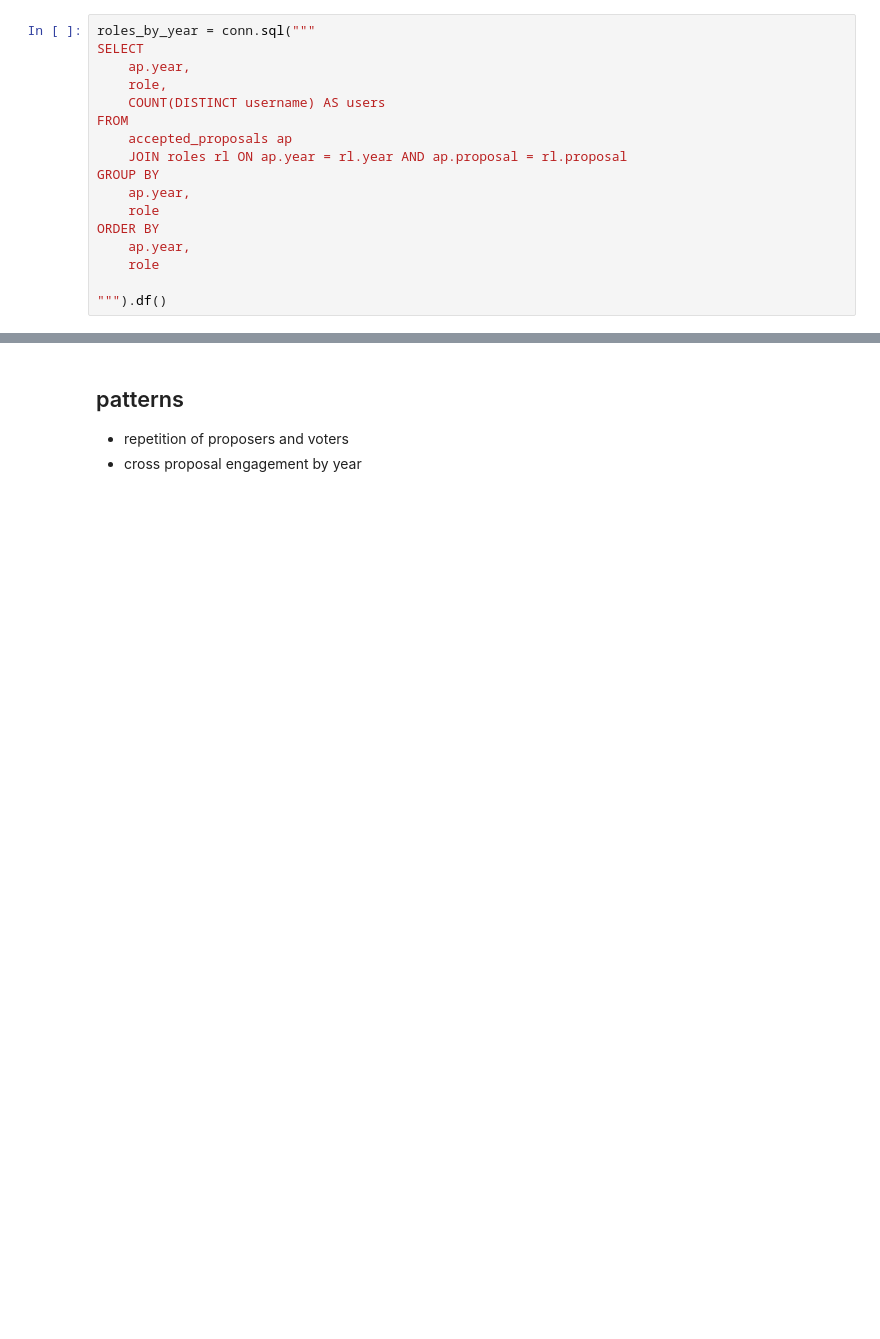
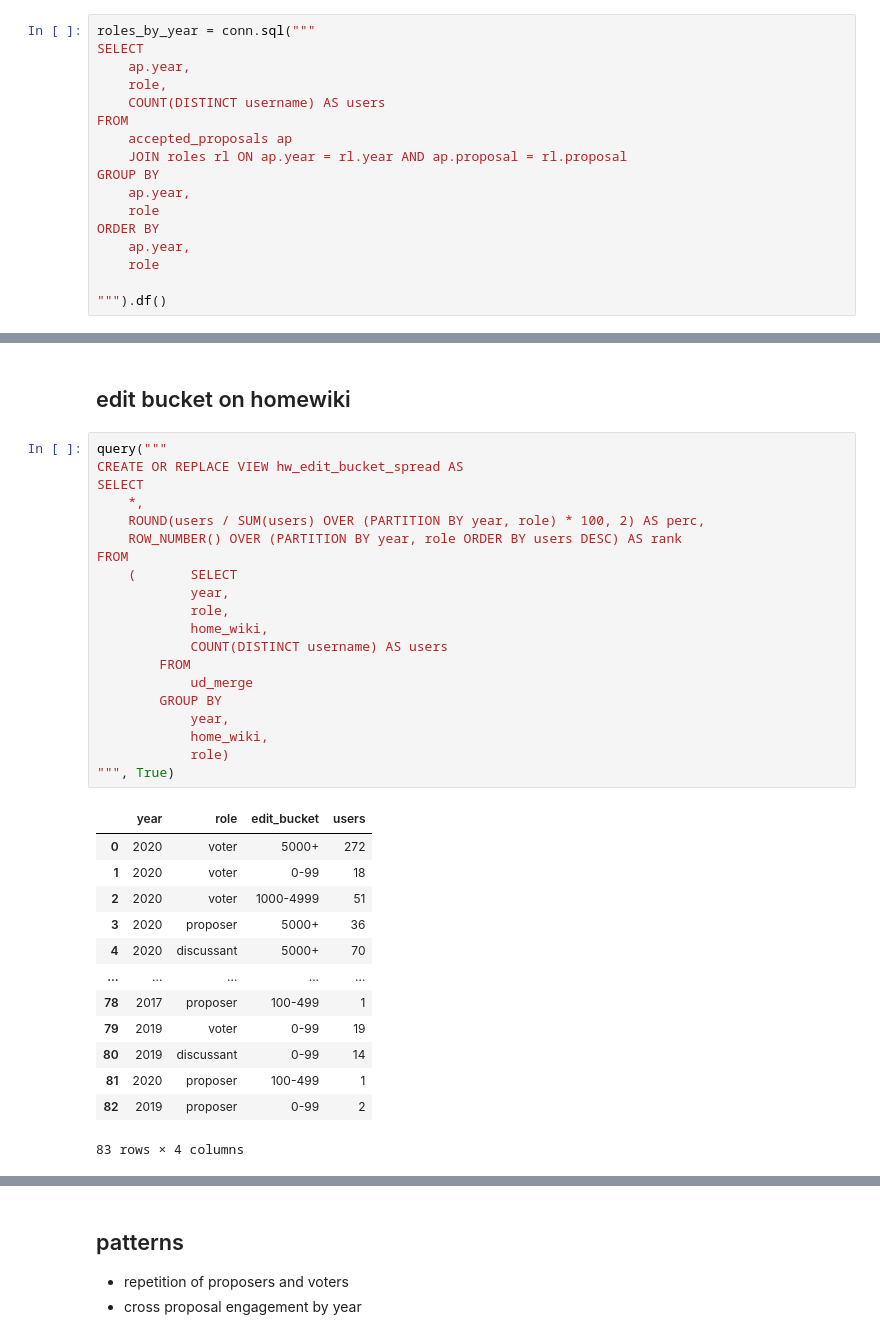
Before and after one commit to wikimedia-research/community-wishlist-historical-metrics-2023, a Jupyter notebook: 04-analysis.ipynb, the cells around one changed output, grey strips where cells are left out. Saved outputs shown, nothing was run; the diff lists cells and outputs as text; blank space fills up the shorter version.

```diff
--- a/04-analysis.ipynb
+++ b/04-analysis.ipynb
@@ -210,0 +311,36 @@ fig.show()
+# %% [markdown]
+## edit bucket on homewiki
+# %%
+query("""
+CREATE OR REPLACE VIEW hw_edit_bucket_spread AS
+SELECT
+    *,
+    ROUND(users / SUM(users) OVER (PARTITION BY year, role) * 100, 2) AS perc,
+    ROW_NUMBER() OVER (PARTITION BY year, role ORDER BY users DESC) AS rank
+FROM
+    (       SELECT
+            year,
+            role,
+            home_wiki,
+            COUNT(DISTINCT username) AS users
+        FROM
+            ud_merge
+        GROUP BY
+            year,
+            home_wiki,
+            role)
+""", True)
+# %% [output]
+|  | year | role | edit_bucket | users |
+| 0 | 2020 | voter | 5000+ | 272 |
+| 1 | 2020 | voter | 0-99 | 18 |
+| 2 | 2020 | voter | 1000-4999 | 51 |
+| 3 | 2020 | proposer | 5000+ | 36 |
+| 4 | 2020 | discussant | 5000+ | 70 |
+| ... | ... | ... | ... | ... |
+| 78 | 2017 | proposer | 100-499 | 1 |
+| 79 | 2019 | voter | 0-99 | 19 |
+| 80 | 2019 | discussant | 0-99 | 14 |
+| 81 | 2020 | proposer | 100-499 | 1 |
+| 82 | 2019 | proposer | 0-99 | 2 |
+83 rows × 4 columns
```
Also changed, not shown: parts of 40 cells of this notebook, 6 other files.
